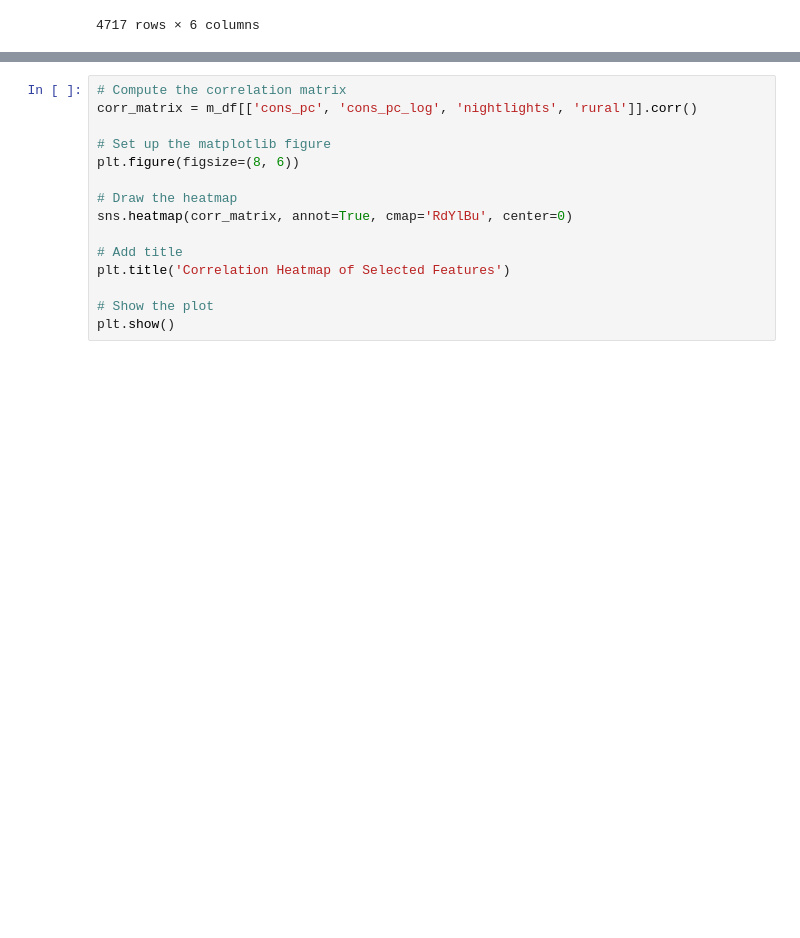
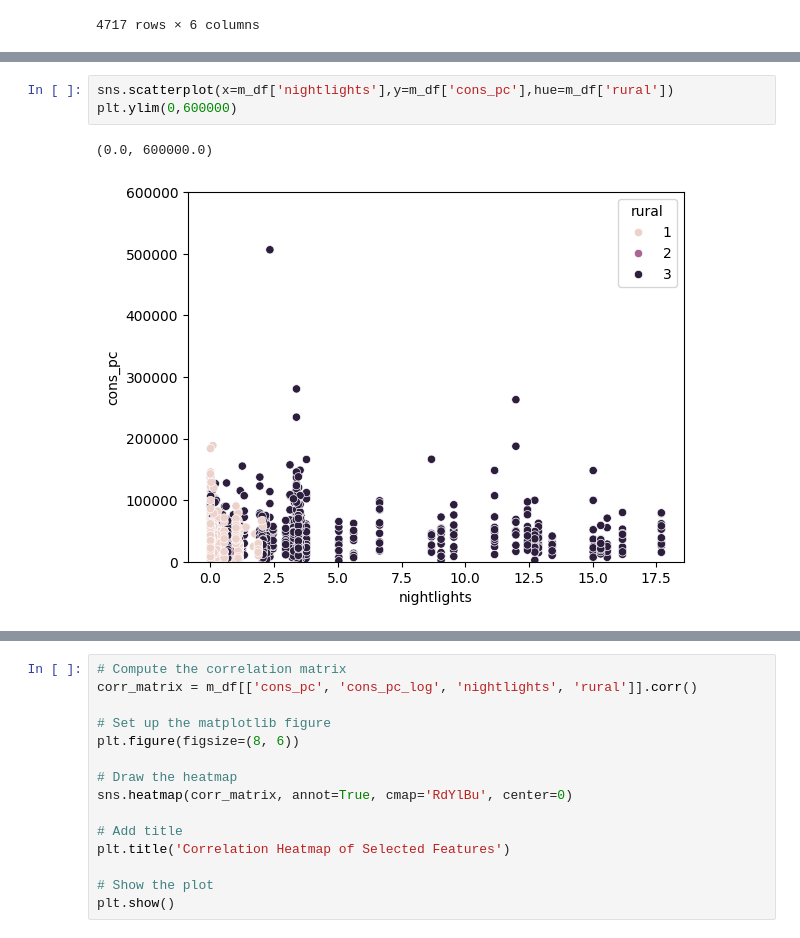
Before and after one commit to ladis-jil/Predicting-Economic-Activity-Satelite-Imagery, a Jupyter notebook: notebooks/JO_ML_model.ipynb, the cells around one changed output, grey strips where cells are left out. Drawn from its saved outputs; the diff is of its cells as text; blank space fills up the shorter version.

```diff
--- a/notebooks/JO_ML_model.ipynb
+++ b/notebooks/JO_ML_model.ipynb
@@ -269,3 +270,9 @@ m_df[['cons_pc','nightlights','cons_pc_log','rural']].corr()
 | nightlights | 0.177851 | 1.000000 | 0.205810 | 0.489399 |
 | cons_pc_log | 0.693711 | 0.205810 | 1.000000 | 0.262293 |
 | rural | 0.220842 | 0.489399 | 0.262293 | 1.000000 |
+# %%
+sns.scatterplot(x=m_df['nightlights'],y=m_df['cons_pc'],hue=m_df['rural'])
+plt.ylim(0,600000)
+# %% [output]
+(0.0, 600000.0)
+[figure, added]
```
Also changed, not shown: parts of 5 cells of this notebook, 3 other files.
